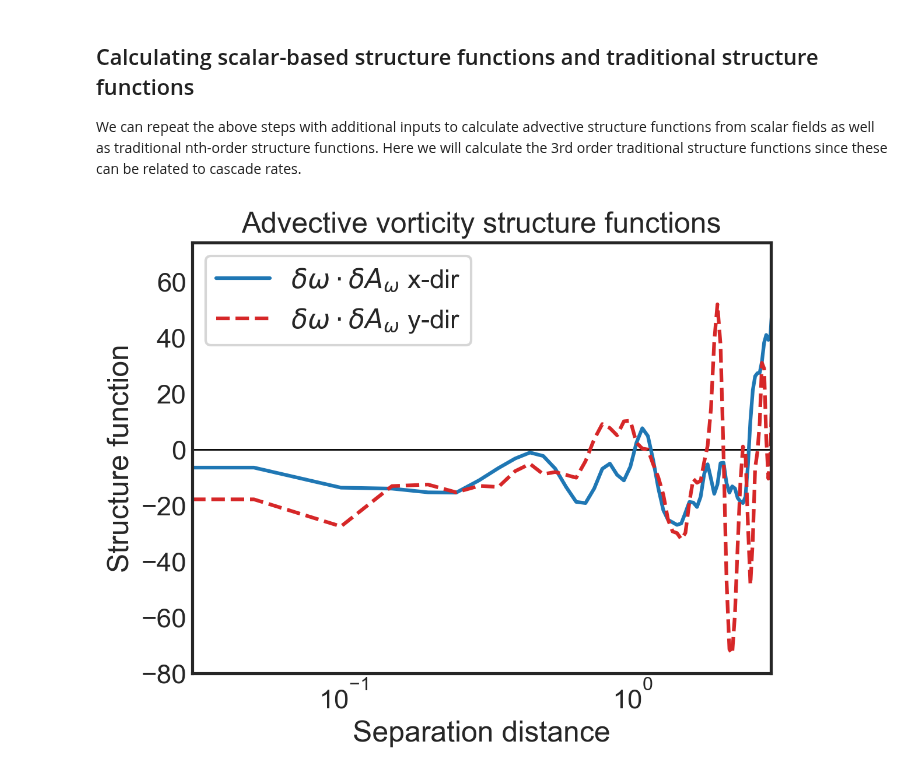
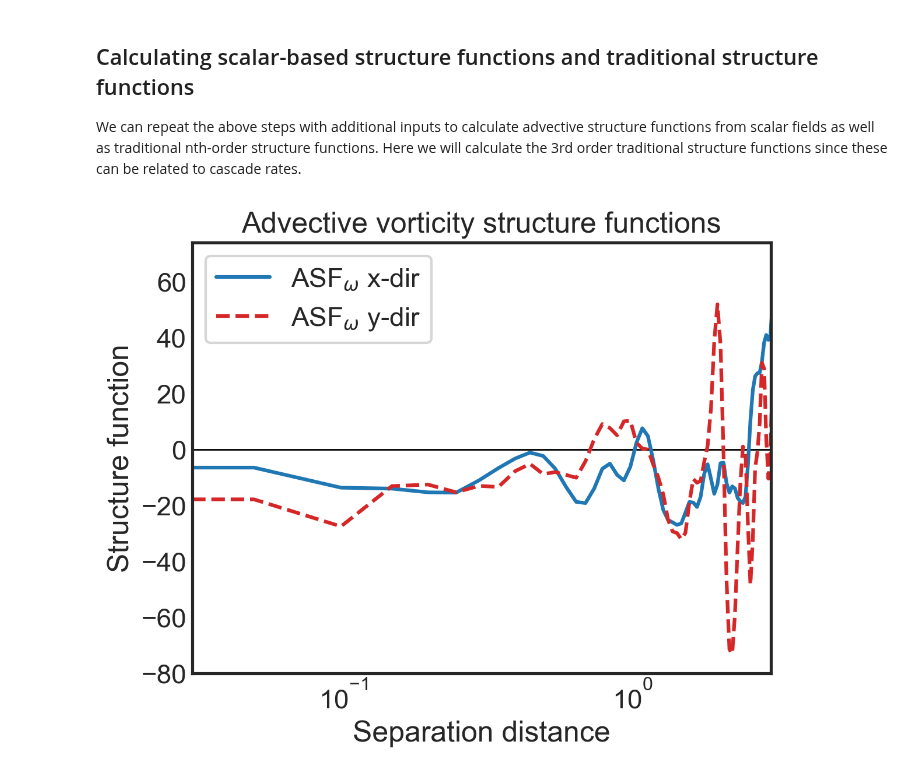
Before and after one commit to cassidymwagner/fluidsf, a Jupyter notebook: docs/source/ex1.ipynb, the cells around one changed output. Saved outputs shown, nothing was run; the diff lists cells and outputs as text; code cells hidden in the pictures.

```diff
--- a/docs/source/ex1.ipynb
+++ b/docs/source/ex1.ipynb
@@ -113,25 +113,25 @@ sf_all = fluidsf.generate_structure_functions(
 # %%
 fig, (ax1) = plt.subplots()
 
 
 ax1.semilogx(sf_all['x-diffs'], sf_all['SF_advection_scalar_x'],
-             label=r'$\delta \omega\cdot\delta A_{\omega}$ x-dir',
+             label=r'ASF$_{\omega}$ x-dir',
              color='tab:blue')
 ax1.semilogx(sf_all['y-diffs'], sf_all['SF_advection_scalar_y'],
-             label=r'$\delta \omega\cdot\delta A_{\omega}$ y-dir',
+             label=r'ASF$_{\omega}$ y-dir',
              color='tab:red', linestyle='dashed')
 
 ax1.set_ylabel(r"Structure function")
 ax1.set_xlabel(r"Separation distance")
 ax1.set_xlim(3e-2,3e0)
 ax1.legend()
 plt.hlines(0,3e-2,3e0,color='k',lw=1,zorder=0)
 ax1.tick_params(direction="in", which="both")
 ax1.xaxis.get_ticklocs(minor=True)
 ax1.minorticks_on()
 plt.title('Advective vorticity structure functions');
 # %% [output]
-[figure, old version]
+[figure, new version]
 # %%
 fig, (ax1) = plt.subplots()
 
```
Also changed, not shown: parts of 4 cells of this notebook, 2 other files.
